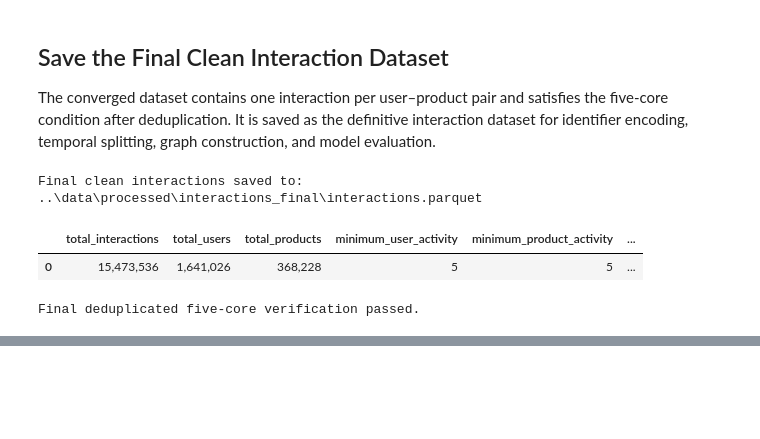
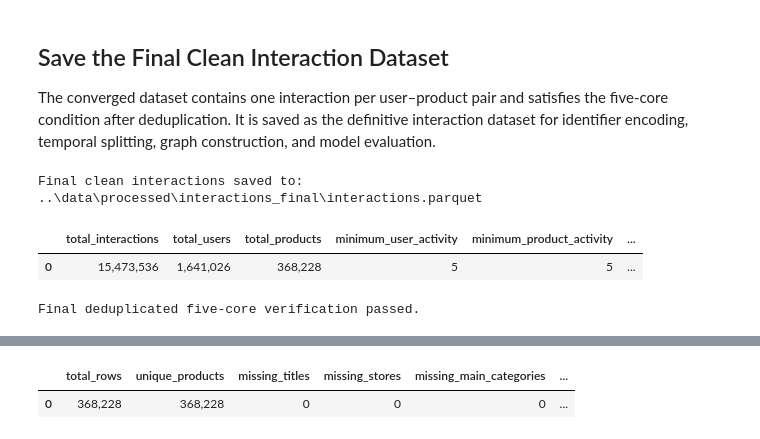
Before and after one commit to ErjonXhani/gnn-recommender-dissertation, a Jupyter notebook: notebooks/03_data_preprocessing.ipynb, the cells around one changed output, grey strips where cells are left out. Cells and saved outputs as stored; diff of their text form; code cells hidden in the pictures; blank space fills up the shorter version.

```diff
--- a/notebooks/03_data_preprocessing.ipynb
+++ b/notebooks/03_data_preprocessing.ipynb
@@ -2040,0 +2633,46 @@ Final deduplicated five-core verification passed.
+# %%
+# Cleaned metadata verification
+
+CLEAN_METADATA_GLOB = str(
+    CLEAN_METADATA_DIR /
+    "metadata_clean_*.parquet"
+).replace("\\", "/")
+
+clean_metadata_verification_query = f"""
+SELECT
+    COUNT(*) AS total_rows,
+    COUNT(DISTINCT parent_asin) AS unique_products,
+
+    COUNT(*) FILTER (
+        WHERE title IS NULL OR TRIM(title) = ''
+    ) AS missing_titles,
+
+    COUNT(*) FILTER (
+        WHERE store IS NULL OR TRIM(store) = ''
+    ) AS missing_stores,
+
+    COUNT(*) FILTER (
+        WHERE main_category IS NULL
+           OR TRIM(main_category) = ''
+    ) AS missing_main_categories,
+
+    COUNT(*) FILTER (
+        WHERE combined_metadata_text IS NULL
+           OR TRIM(combined_metadata_text) = ''
+    ) AS missing_combined_text
+FROM read_parquet('{CLEAN_METADATA_GLOB}')
+"""
+
+clean_metadata_verification = connection.execute(
+    clean_metadata_verification_query
+).fetchdf()
+
+display(
+    clean_metadata_verification.style.format({
+        column: "{:,.0f}"
+        for column in clean_metadata_verification.columns
+    })
+)
+# %% [output]
+|  | total_rows | unique_products | missing_titles | missing_stores | missing_main_categories | ... |
+| 0 | 368,228 | 368,228 | 0 | 0 | 0 | ... |
```
Also changed, not shown: parts of 36 cells of this notebook, 1 other file.
